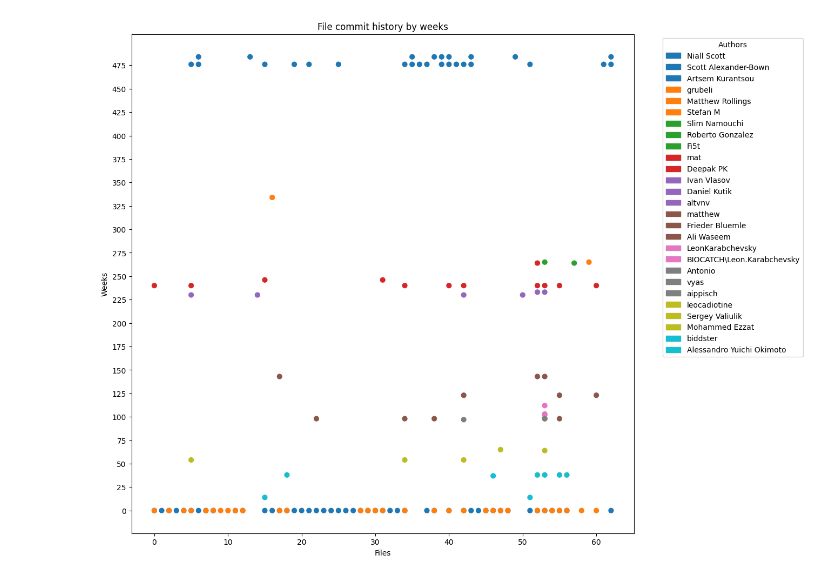
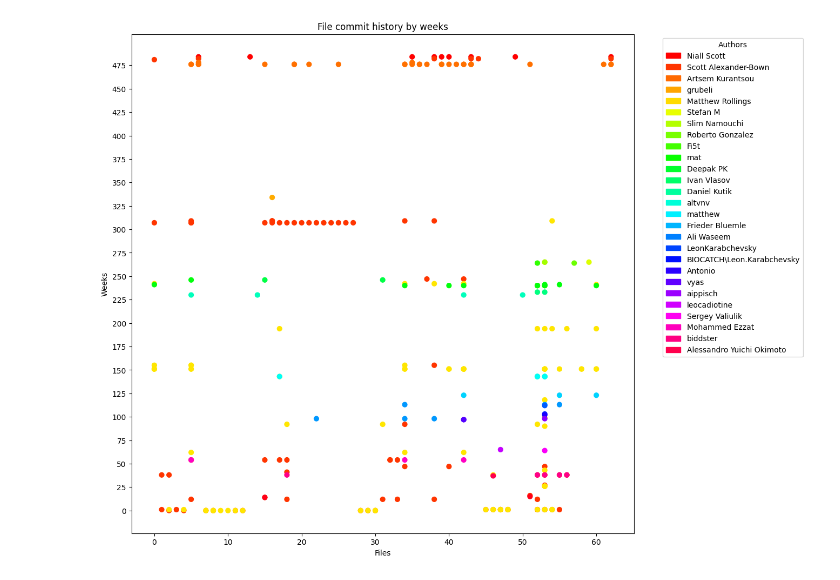
Before and after one commit to stevenfojas670/Group-6, a Jupyter notebook: Untitled.ipynb, the cells around one changed output. Drawn from its saved outputs; the diff is of its cells as text; code cells hidden in the pictures.

```diff
--- a/Untitled.ipynb
+++ b/Untitled.ipynb
@@ -40,33 +11,52 @@ for author, details in author_map.items():
+# %%
+# Convert Timestamp keys to string and remove entries with NaN values
+author_map = {
+    author: {
+        date.strftime("%Y-%m-%dT%H:%M:%SZ"): value
+        for date, value in entries.items()
+        if not (isinstance(value, float) and np.isnan(value))  # Remove NaN values
+    }
+    for author, entries in author_map.items()
+}
 # %%
 authors = list(author_map.keys())
+
+cmap = plt.colormaps.get_cmap('hsv')
 author_to_color = {author: idx for idx, author in enumerate(authors)}
 
 x = []
 y = []
 colors = []
 
-for author, contributor in author_map.items():
-    week_number = contributor['week_number']
-    color=author_to_color[author]
-    for file in contributor['files']:
-        x.append(file_to_id_map[file])
-        y.append(week_number)
-        colors.append(color)
+for author, contributions in author_map.items():
+    color_idx = author_to_color[author]
+    for date, details in contributions.items():
+        week_number = details['week']
+        for file in details['files']:
+            x.append(file_to_id_map[file])
+            y.append(int(week_number.split()[1]))  # Convert 'Week N' to integer N
+            colors.append(color_idx)
 
+# Define tick marks on y-axis
 y_min, y_max = min(y), max(y)
 yticks = np.arange(y_min, y_max + 1, step=25)
 
-plt.figure(figsize=(12,12))
-plt.scatter(x, y, c=colors, cmap='tab10', s=40)
+# Plot scatter plot with colormap
+plt.figure(figsize=(12, 12))
+plt.scatter(x, y, c=colors, cmap=cmap, s=40)
 plt.xlabel('Files')
 plt.ylabel('Weeks')
 plt.title('File commit history by weeks')
 plt.yticks(yticks)
-# Create legend mapping colors to authors
-legend_patches = [mpatches.Patch(color=plt.cm.tab10(author_to_color[author]/len(authors)), label=author)
+
+# Create legend with unique colors for authors
+legend_patches = [mpatches.Patch(color=cmap(author_to_color[author] / len(authors)), label=author)
                   for author in authors]
 
 plt.legend(handles=legend_patches, title="Authors", bbox_to_anchor=(1.05, 1), loc='upper left')
+
+plt.savefig('plotted_commit_history.png', dpi=300, bbox_inches='tight', pad_inches=0.2)
+
 plt.show()
 # %% [output]
-[figure, old version]
+[figure, new version]
```
Also changed, not shown: parts of 4 cells of this notebook, 5 other files.
